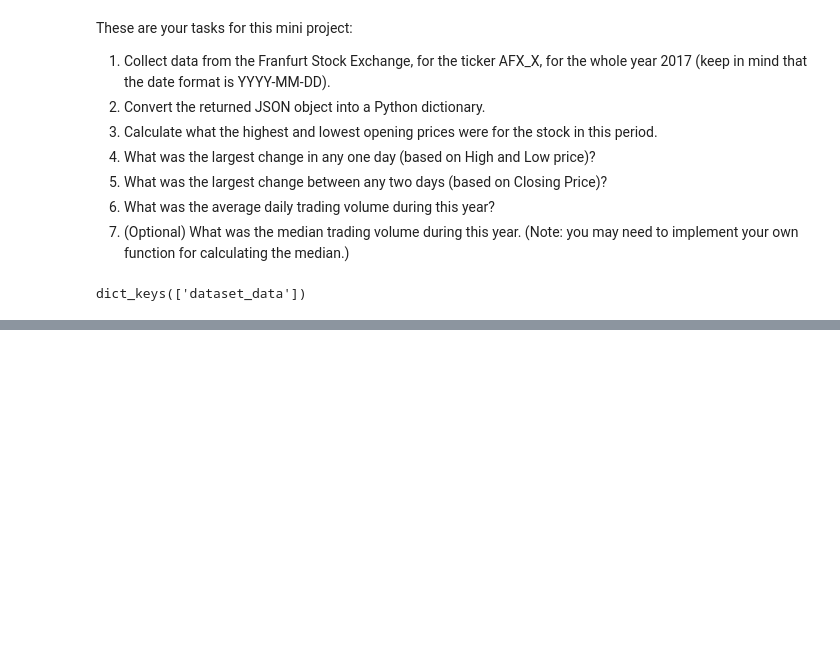
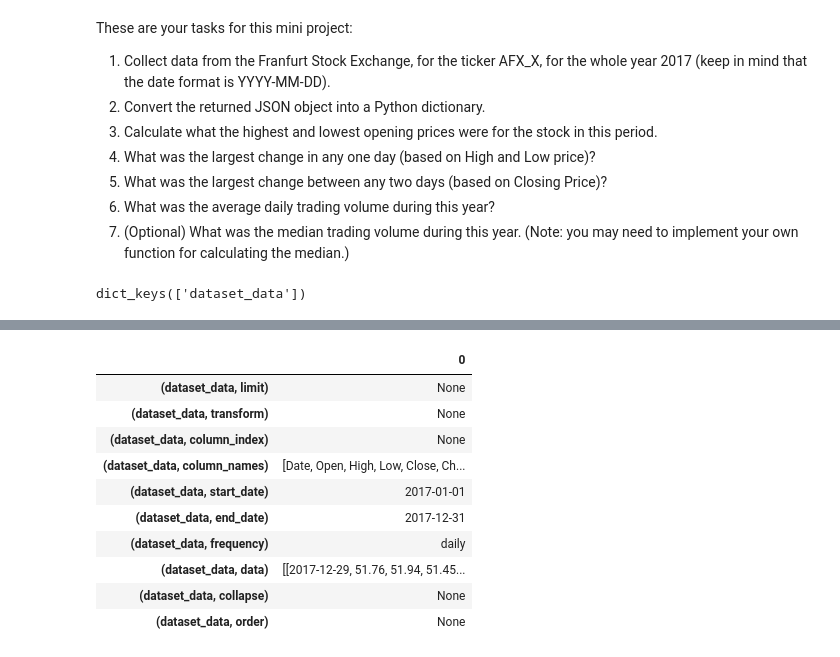
Before and after one commit to Hillary577/Springboard, a Jupyter notebook: api_project/api_mini_project/API/api_data_wrangling_mini_project.ipynb, the cells around one changed output, grey strips where cells are left out. Cells and saved outputs as stored; diff of their text form; code cells hidden in the pictures; blank space fills up the shorter version.

```diff
--- a/api_project/api_mini_project/API/api_data_wrangling_mini_project.ipynb
+++ b/api_project/api_mini_project/API/api_data_wrangling_mini_project.ipynb
@@ -82,0 +81,11 @@ r2.headers
+# %%
+# 3 Calculate what the highest and lowest opening prices were for the stock in this period.
+# Use 'Open' variable to get min and max values?
+import pandas as pd
+# convert to df?
+df = pd.DataFrame.from_dict(d, orient = 'index')
+# trying to access what is IN column_names:
+df2 = pd.DataFrame.from_dict({(i,j): d[i][j]
+                           for i in d.keys()
+                           for j in d[i].keys()},
+                       orient='index')
@@ -82,0 +123,14 @@ r2.headers
+# %%
+df2
+# %% [output]
+|  | 0 |
+| (dataset_data, limit) | None |
+| (dataset_data, transform) | None |
+| (dataset_data, column_index) | None |
+| (dataset_data, column_names) | [Date, Open, High, Low, Close, Ch... |
+| (dataset_data, start_date) | 2017-01-01 |
+| (dataset_data, end_date) | 2017-12-31 |
+| (dataset_data, frequency) | daily |
+| (dataset_data, data) | [[2017-12-29, 51.76, 51.94, 51.45... |
+| (dataset_data, collapse) | None |
+| (dataset_data, order) | None |
```
Also changed, not shown: parts of 6 cells of this notebook.
